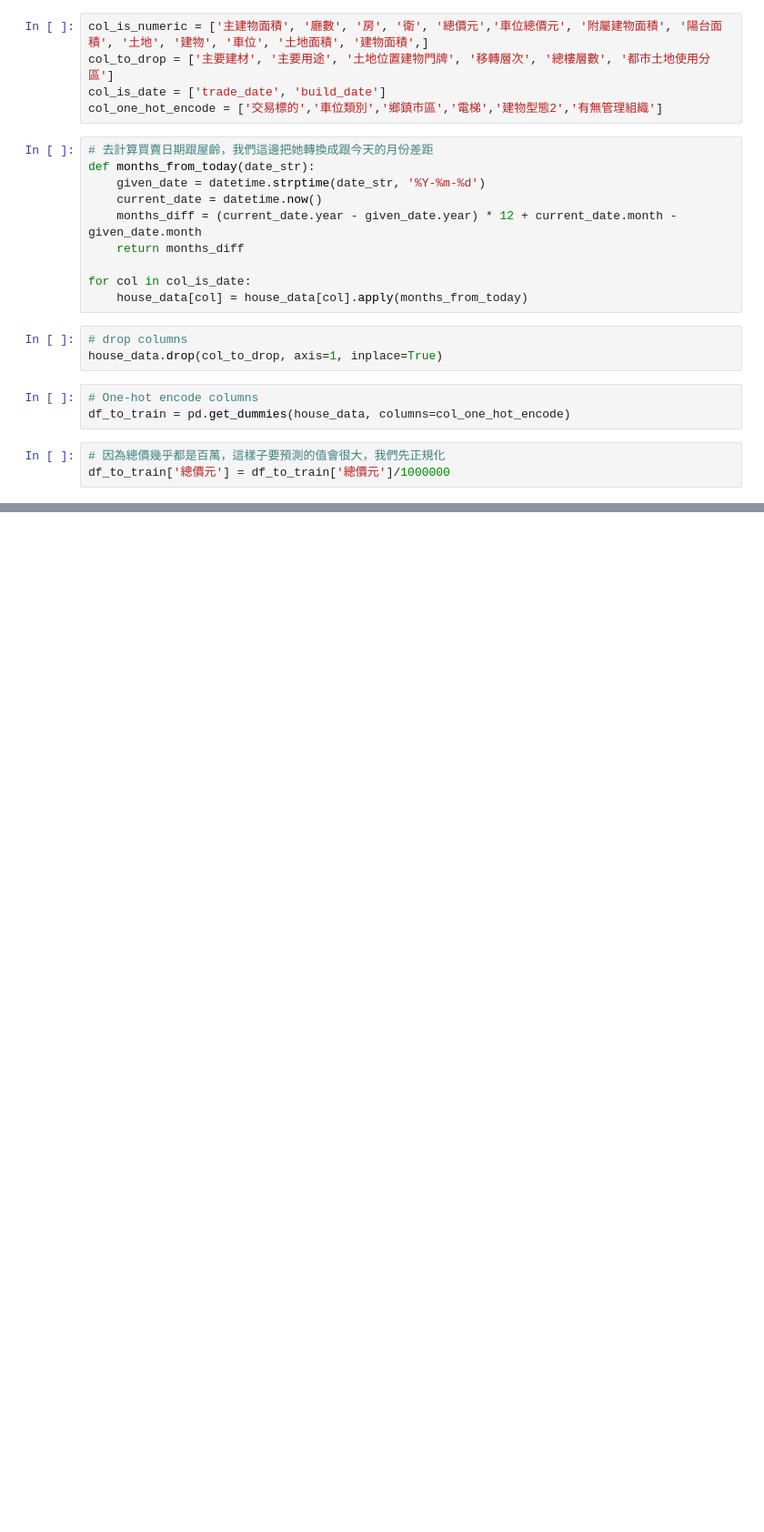
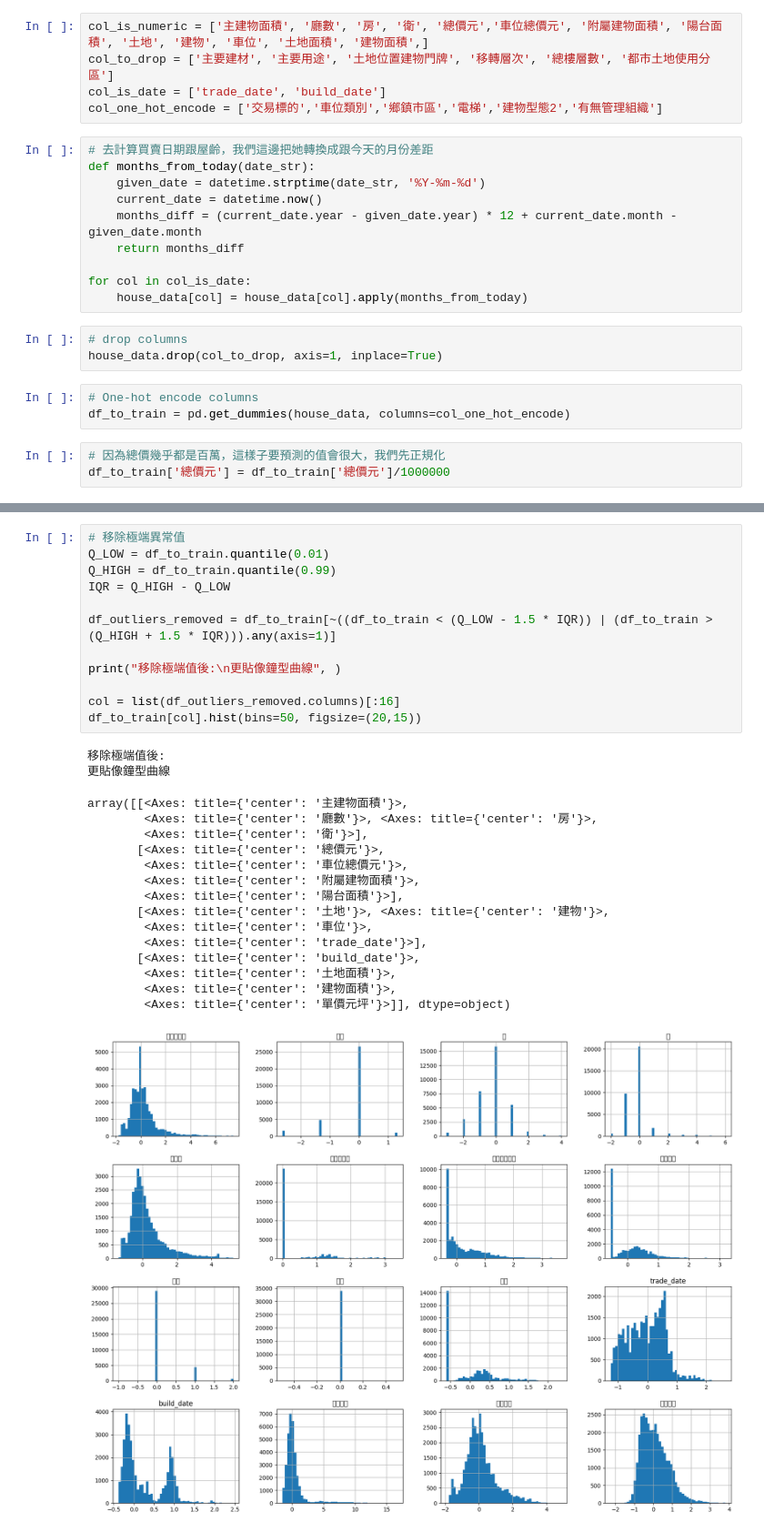
Before and after one commit to 1daniel3333/Hands-On-Machine-Learning-with-Scikit-Learn-Keras-and-Tensorflow_reading_note, a Jupyter notebook: lesson2.ipynb, the cells around one changed output, grey strips where cells are left out. Shown at 91% size. Cells and saved outputs as stored; diff of their text form; blank space fills up the shorter version.

```diff
--- a/lesson2.ipynb
+++ b/lesson2.ipynb
@@ -102,0 +119,30 @@ df_to_train.head()
+# %%
+# 移除極端異常值
+Q_LOW = df_to_train.quantile(0.01)
+Q_HIGH = df_to_train.quantile(0.99)
+IQR = Q_HIGH - Q_LOW
+
+df_outliers_removed = df_to_train[~((df_to_train < (Q_LOW - 1.5 * IQR)) | (df_to_train > (Q_HIGH + 1.5 * IQR))).any(axis=1)]
+
+print("移除極端值後:\n更貼像鐘型曲線", )
+
+col = list(df_outliers_removed.columns)[:16]
+df_to_train[col].hist(bins=50, figsize=(20,15))
+# %% [output]
+移除極端值後:
+更貼像鐘型曲線
+array([[<Axes: title={'center': '主建物面積'}>,
+        <Axes: title={'center': '廳數'}>, <Axes: title={'center': '房'}>,
+        <Axes: title={'center': '衛'}>],
+       [<Axes: title={'center': '總價元'}>,
+        <Axes: title={'center': '車位總價元'}>,
+        <Axes: title={'center': '附屬建物面積'}>,
+        <Axes: title={'center': '陽台面積'}>],
+       [<Axes: title={'center': '土地'}>, <Axes: title={'center': '建物'}>,
+        <Axes: title={'center': '車位'}>,
+        <Axes: title={'center': 'trade_date'}>],
+       [<Axes: title={'center': 'build_date'}>,
+        <Axes: title={'center': '土地面積'}>,
+        <Axes: title={'center': '建物面積'}>,
+        <Axes: title={'center': '單價元坪'}>]], dtype=object)
+[figure, added]
```
Also changed, not shown: parts of 15 cells of this notebook.
